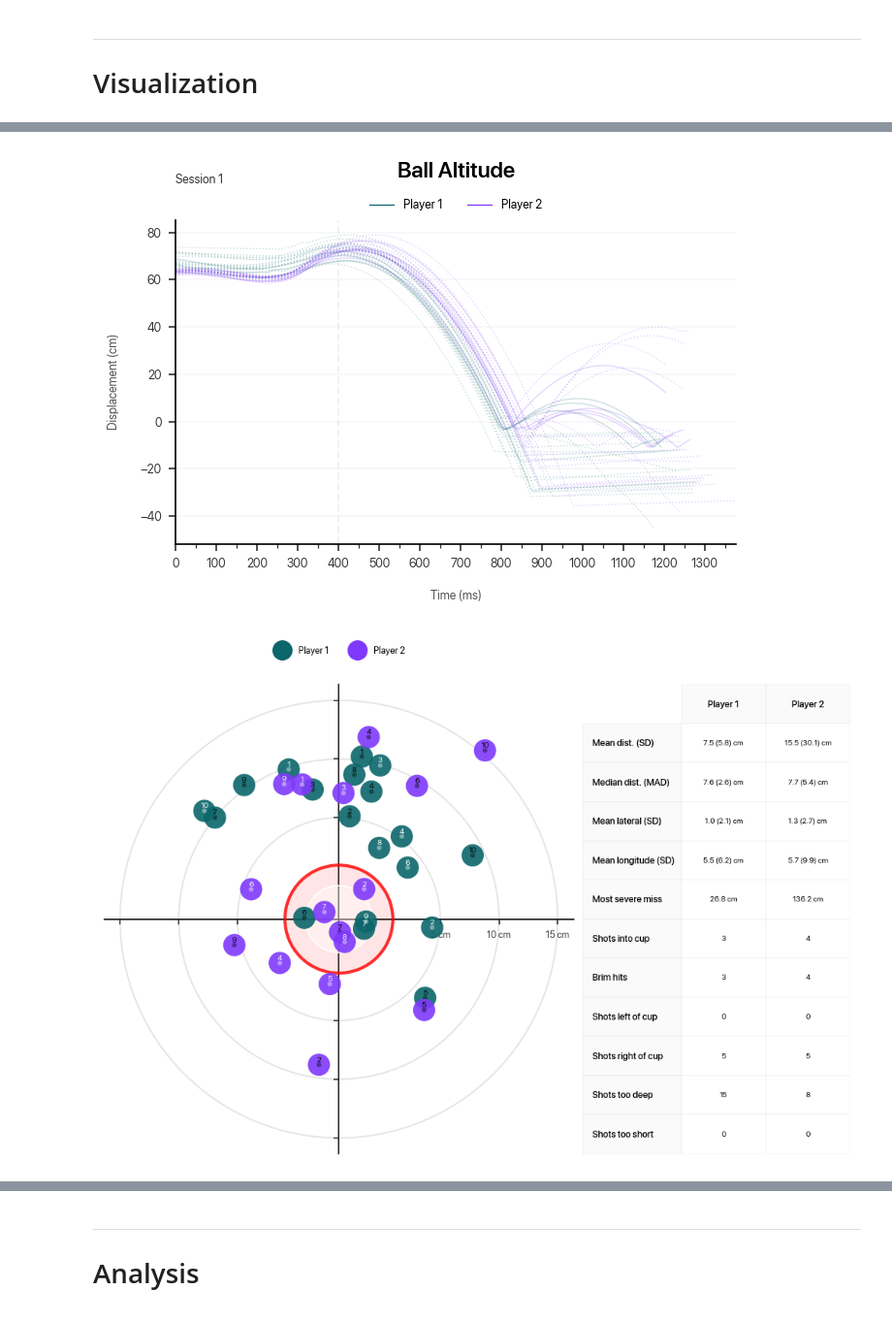
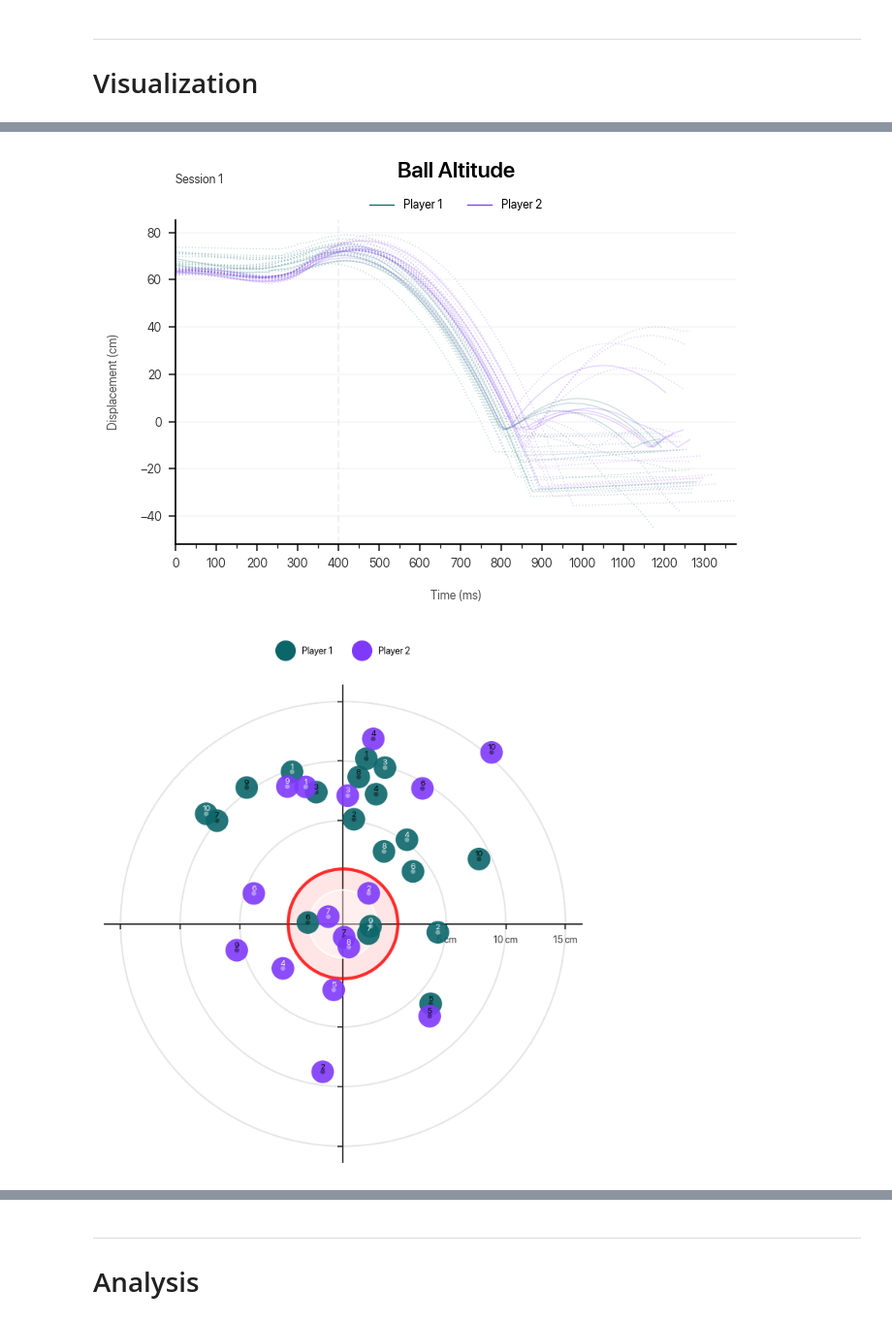
Before and after one commit to dlundgaard/BeerPongMastery, a Jupyter notebook: Analysis/analysis.ipynb, the cells around one changed output, grey strips where cells are left out. Shown at 97% size. Cells and saved outputs as stored; diff of their text form; code cells hidden in the pictures.

Commit message:
model interpretation and visualization improvements

```diff
--- a/Analysis/analysis.ipynb
+++ b/Analysis/analysis.ipynb
@@ -362,51 +362,51 @@ def plot_round_target():
         "Shots left of cup": ("Lateral", lambda vals: f"{(vals < 0).sum()}"),
         "Shots right of cup": ("Lateral", lambda vals: f"{(vals > 0).sum()}"),
         "Shots too deep": ("Longitude", lambda vals: f"{(vals > 0).sum()}"),
         "Shots too short": ("Longitude", lambda vals: f"{(vals < 0).sum()}"),
     }).T
 
     disc_ax.legend(
         handles = [lines.Line2D([0], [0], marker = "o", color=color, markersize = 12, linewidth=0) for color in ("C0", "C2")],
         labels = [f"Player {player_id}" for player_id in measures.columns],
         loc = "upper center",
         bbox_to_anchor = (0.5, 1.1),
         ncol = 2,
     )
 
-    table = aggregated_ax.table(
-        measures.values,
-        rowLabels = measures.index,
-        rowColours = ["#fafafa"] * len(measures.index),
-        colLabels = [f"Player {player_id}" for player_id in measures.columns],
-        colLoc = "center",
-        colColours = ["#fafafa"] * len(measures.columns),
-        cellLoc = "center",
-        loc = "center",
-        bbox = (0.5, 0, 0.8, 1)
-    )
-    table.auto_set_font_size(False)
-    table.set_fontsize(5)
-    for (row, col), cell in table.get_celld().items():
-        cell.set_linewidth(0.02)
-        if row == 0 or col == -1:
-            cell.set_text_props(fontproperties=dict(weight = 500))
+    # table = aggregated_ax.table(
+    #     measures.values,
+    #     rowLabels = measures.index,
+    #     rowColours = ["#fafafa"] * len(measures.index),
+    #     colLabels = [f"Player {player_id}" for player_id in measures.columns],
+    #     colLoc = "center",
+    #     colColours = ["#fafafa"] * len(measures.columns),
+    #     cellLoc = "center",
+    #     loc = "center",
+    #     bbox = (0.5, 0, 0.8, 1)
+    # )
+    # table.auto_set_font_size(False)
+    # table.set_fontsize(5)
+    # for (row, col), cell in table.get_celld().items():
+    #     cell.set_linewidth(0.02)
+    #     if row == 0 or col == -1:
+    #         cell.set_text_props(fontproperties=dict(weight = 500))
     aggregated_ax.axis("off")
 
     plt.tight_layout()
     if PERFORM_EXPORT:
         plt.savefig(SHOWCASE_PATH.joinpath("landing_spot.png"), dpi = 300, bbox_inches = "tight")
 
 plot_trajectory(marker = "Wrist", dimension = "X")
 plot_trajectory(marker = "Ball", dimension = "Speed")
 plot_trajectory(marker = "Ball", dimension = "Acceleration")
 plot_trajectory(marker = "Ball", dimension = "Z")
 plot_round_target()
 # %% [output]
 [figure]
 [figure]
 [figure]
 [figure]
-[figure, old version]
+[figure, new version]
 # %%
 def aggregate():
     sessions = []
```
Also changed, not shown: parts of 3 cells of this notebook, 7 other files.
